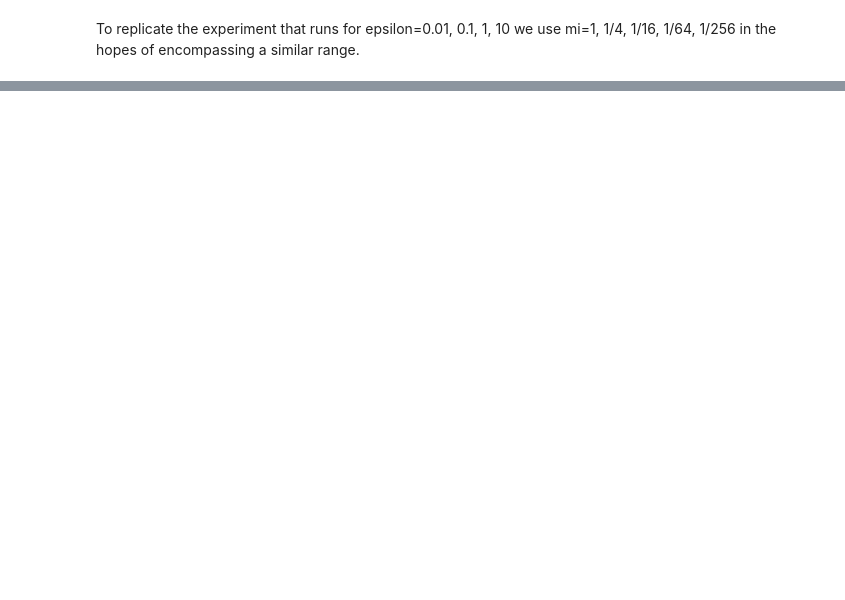
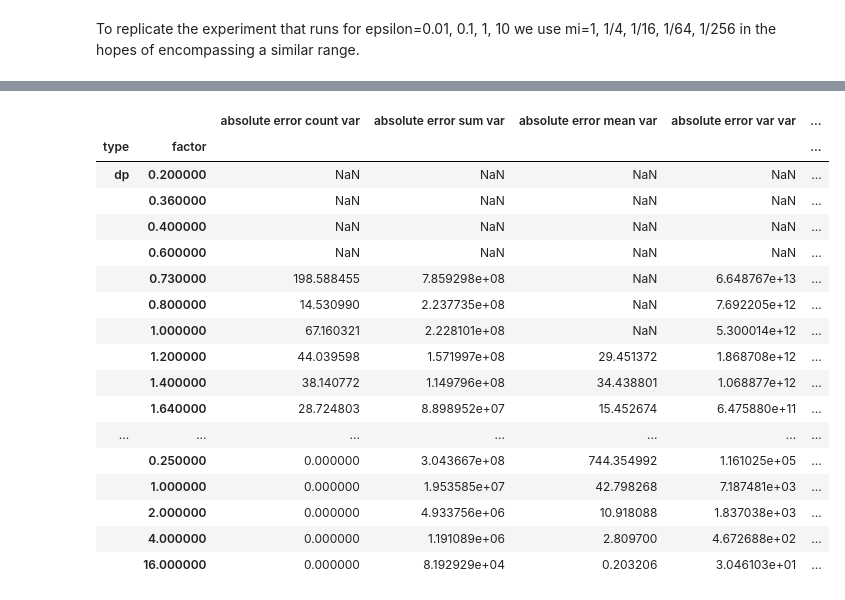
Before and after one commit to michaelnoguera/pacdb, a Jupyter notebook: flat_file-student_performance-sparkless.ipynb, the cells around one changed output, grey strips where cells are left out. Saved outputs shown, nothing was run; the diff lists cells and outputs as text; code cells hidden in the pictures; blank space fills up the shorter version.

```diff
--- a/flat_file-student_performance-sparkless.ipynb
+++ b/flat_file-student_performance-sparkless.ipynb
@@ -355,0 +129,13 @@ sample_mean_rel_error.to_parquet('outputs/pac-sample_mean_rel_error_student-por.
+# %%
+# compute errors for PAC (or import from saved file)
+if GENERATE:
+    errors_list = []
+    for i, row in df.iterrows():
+        mi = row['mi']
+        r = row[['count', 'sum', 'mean', 'var']].to_numpy()
+        errors_list.append([mi, *absolute_scaled_error(r, true_result), *relative_error_percent(r, true_result)])
+    pac_errors_df = pd.DataFrame(errors_list, columns=['mi', 'absolute error count', 'absolute error sum', 'absolute error mean', 'absolute error var', 'relative error count', 'relative error sum', 'relative error mean', 'relative error var'])
+    # pac_errors_df.to_parquet("outputs/pac-errors_student-por.parquet")  # overwrite saved
+else:
+    pac_errors_df = pq.read_table(f"outputs/pac-errors_student-por.parquet").to_pandas()
+pac_errors_df
@@ -355,0 +203,30 @@ sample_mean_rel_error.to_parquet('outputs/pac-sample_mean_rel_error_student-por.
+# %%
+### Make another merged df for the errors
+errors_df = pd.concat([  # we will call mi and epsilon the "factor" so that the schemas match
+    dp_errors_df.assign(type='dp').rename(columns={'eps': 'factor'}),
+    pac_errors_df.assign(type='pac').rename(columns={'mi': 'factor'})
+])
+errors_df = errors_df.groupby(['type', 'factor']).agg(['mean', 'var'])
+# drop absolute * mean and relative * var columns from level 1
+errors_df = errors_df.drop(columns=[('absolute error count', 'mean'), ('absolute error sum', 'mean'), ('absolute error mean', 'mean'), ('absolute error var', 'mean'), ('relative error count', 'var'), ('relative error sum', 'var'), ('relative error mean', 'var'), ('relative error var', 'var')])
+errors_df.columns = [' '.join(col).strip() for col in errors_df.columns.values]  # flatten the columns
+errors_df
+# %% [output]
+|  |  | absolute error count var | absolute error sum var | absolute error mean var | absolute error var var | ... |
+| type | factor |  |  |  |  | ... |
+| dp | 0.200000 | NaN | NaN | NaN | NaN | ... |
+|  | 0.360000 | NaN | NaN | NaN | NaN | ... |
+|  | 0.400000 | NaN | NaN | NaN | NaN | ... |
+|  | 0.600000 | NaN | NaN | NaN | NaN | ... |
+|  | 0.730000 | 198.588455 | 7.859298e+08 | NaN | 6.648767e+13 | ... |
+|  | 0.800000 | 14.530990 | 2.237735e+08 | NaN | 7.692205e+12 | ... |
+|  | 1.000000 | 67.160321 | 2.228101e+08 | NaN | 5.300014e+12 | ... |
+|  | 1.200000 | 44.039598 | 1.571997e+08 | 29.451372 | 1.868708e+12 | ... |
+|  | 1.400000 | 38.140772 | 1.149796e+08 | 34.438801 | 1.068877e+12 | ... |
+|  | 1.640000 | 28.724803 | 8.898952e+07 | 15.452674 | 6.475880e+11 | ... |
+| ... | ... | ... | ... | ... | ... | ... |
+|  | 0.250000 | 0.000000 | 3.043667e+08 | 744.354992 | 1.161025e+05 | ... |
+|  | 1.000000 | 0.000000 | 1.953585e+07 | 42.798268 | 7.187481e+03 | ... |
+|  | 2.000000 | 0.000000 | 4.933756e+06 | 10.918088 | 1.837038e+03 | ... |
+|  | 4.000000 | 0.000000 | 1.191089e+06 | 2.809700 | 4.672688e+02 | ... |
+|  | 16.000000 | 0.000000 | 8.192929e+04 | 0.203206 | 3.046103e+01 | ... |
```
Also changed, not shown: parts of 45 cells of this notebook, 3 other files.
